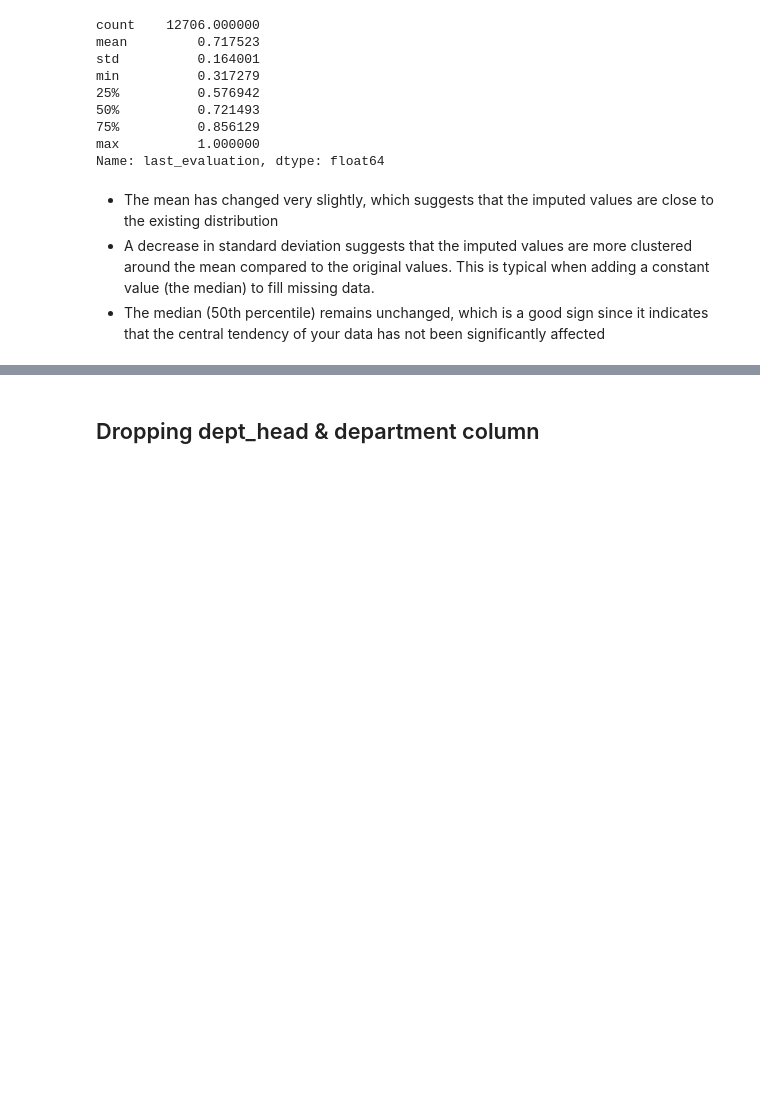
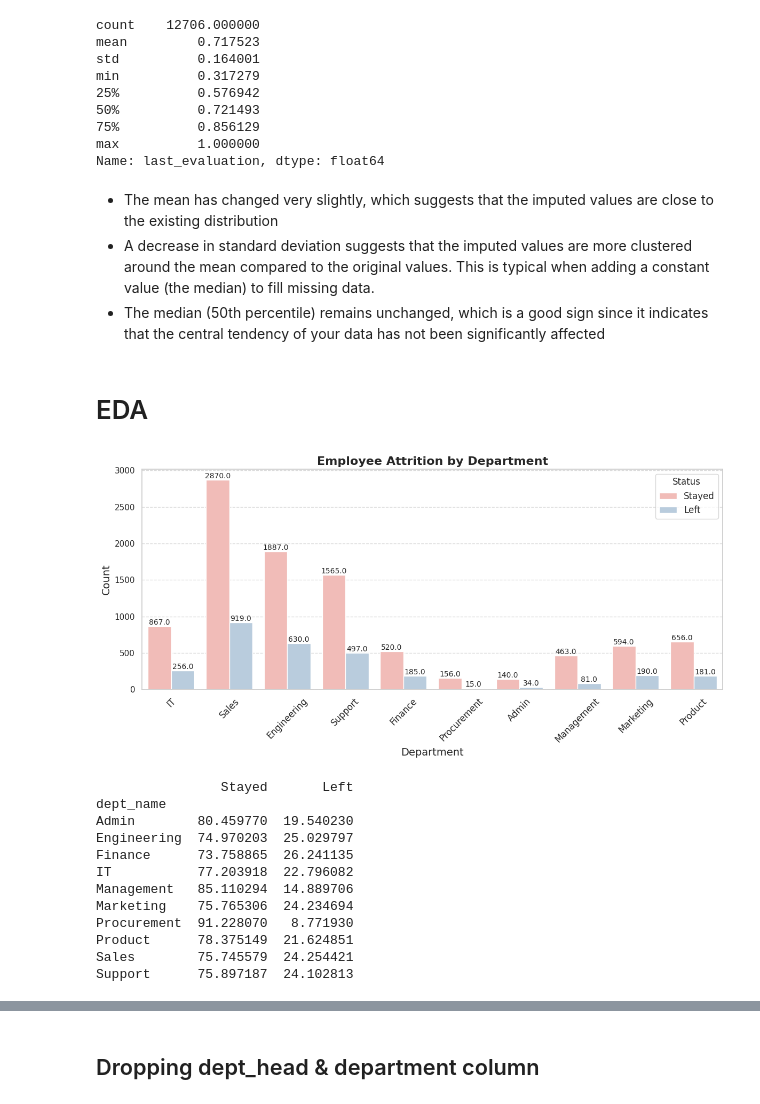
Before and after one commit to abhid-007/Employee-Prediction-Model, a Jupyter notebook: employee-prediction.ipynb, the cells around one changed output, grey strips where cells are left out. Cells and saved outputs as stored; diff of their text form; code cells hidden in the pictures; blank space fills up the shorter version.

Commit message:
Kaggle Notebook | Employee_Prediction | Version 4

```diff
--- a/employee-prediction.ipynb
+++ b/employee-prediction.ipynb
@@ -599,3 +599,56 @@ Name: last_evaluation, dtype: float64
 * The mean has changed very slightly, which suggests that the imputed values are close to the existing distribution
 * A decrease in standard deviation suggests that the imputed values are more clustered around the mean compared to the original values. This is typical when adding a constant value (the median) to fill missing data.
 * The median (50th percentile) remains unchanged, which is a good sign since it indicates that the central tendency of your data has not been significantly affected
+# %% [markdown]
+# EDA
+# %%
+import matplotlib.pyplot as plt
+import seaborn as sns
+
+# Set the aesthetic style of the plots
+sns.set(style="whitegrid")
+
+# Create the count plot
+plt.figure(figsize=(12, 6))
+palette = sns.color_palette("Pastel1")  # Choose a soft color palette
+sns.countplot(x='dept_name', hue='status_numerical', data=df_duplicate, palette=palette)
+
+# Title and labels with increased font size
+plt.title('Employee Attrition by Department', fontsize=16, fontweight='bold')
+plt.xlabel('Department', fontsize=14)
+plt.ylabel('Count', fontsize=14)
+plt.legend(title='Status', labels=['Stayed', 'Left'], fontsize=12)
+
+# Add gridlines for better readability
+plt.grid(axis='y', linestyle='--', alpha=0.7)
+
+# Rotate x-tick labels for better visibility
+plt.xticks(rotation=45, fontsize=12)
+
+# Show data labels on the bars
+for p in plt.gca().patches:
+    plt.annotate(f'{p.get_height()}', (p.get_x() + p.get_width() / 2., p.get_height()),
+                 ha='center', va='bottom', fontsize=10)
+
+# Show the plot
+plt.tight_layout()  # Adjust layout
+plt.show()
+
+# Count of employees in each department, split by attrition status
+department_status = pd.crosstab(df_duplicate['dept_name'], df_duplicate['status_numerical'], normalize='index') * 100
+department_status.columns = ['Stayed', 'Left']
+print(department_status)
+# %% [output]
+[figure, added]
+                Stayed       Left
+dept_name
+Admin        80.459770  19.540230
+Engineering  74.970203  25.029797
+Finance      73.758865  26.241135
+IT           77.203918  22.796082
+Management   85.110294  14.889706
+Marketing    75.765306  24.234694
+Procurement  91.228070   8.771930
+Product      78.375149  21.624851
+Sales        75.745579  24.254421
+Support      75.897187  24.102813
```
Also changed, not shown: parts of 8 cells of this notebook.
